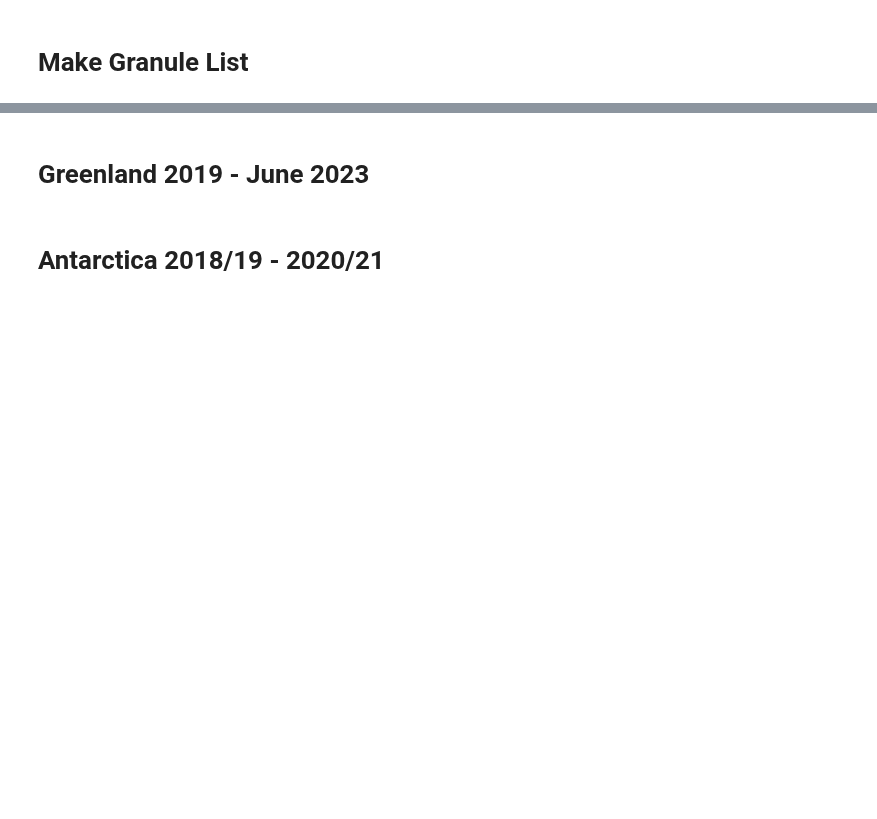
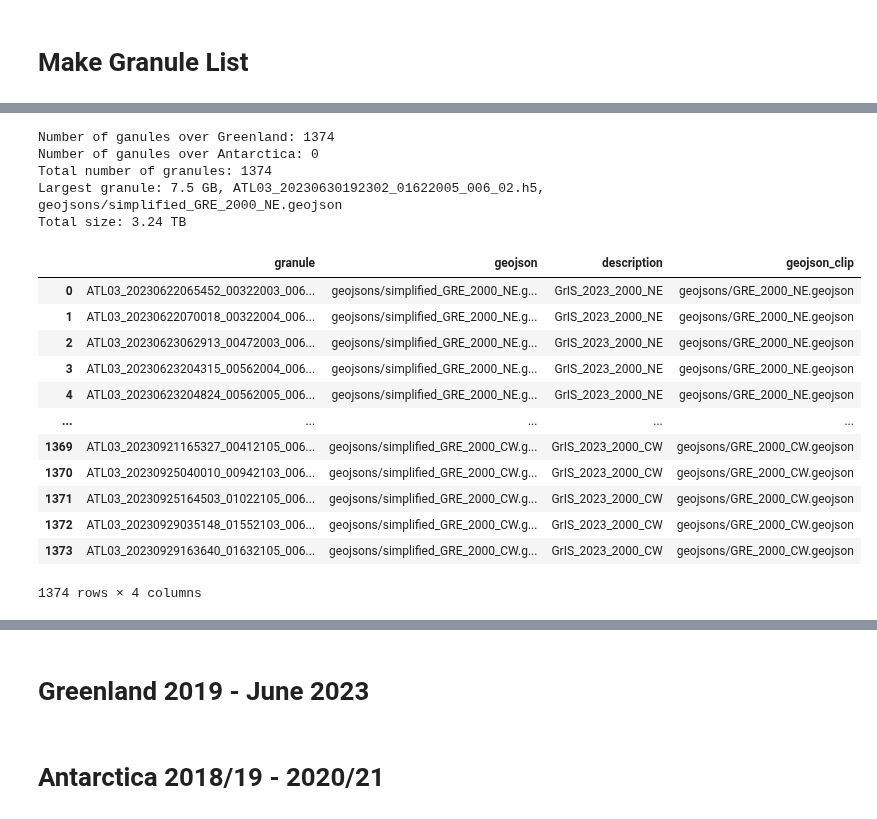
Before and after one commit to fliphilipp/GlacierLakeDetectionICESat2, a Jupyter notebook: make_granule_list.ipynb, the cells around one changed output, grey strips where cells are left out. Cells and saved outputs as stored; diff of their text form; code cells hidden in the pictures; blank space fills up the shorter version.

```diff
--- a/make_granule_list.ipynb
+++ b/make_granule_list.ipynb
@@ -42,0 +200,52 @@ Found 1 ATL03 version 006 granules over test_ross.geojson between 2022-01-04 and
+# %%
+filename_out = 'granule_lists/GRE_2000_May2023_Sep2023_newdata.csv'
+
+df_new = filter_release(df_all)
+ids_run_already = list(df_already_run.granule_region_id)
+df_new['select'] = df_new.apply(lambda x: x.granule_region_id not in ids_run_already, axis=1)
+df_new = df_new[df_new.select].reset_index(drop=True)
+df_new.iloc[:,:5]
+df_new.iloc[:,:5].to_csv(filename_out.replace('.csv', '_size.csv'), header=False, index=False)
+
+print('Number of ganules over Greenland:', np.sum(df_new.apply(lambda x: 'GrIS' in x.loc['description'], axis=1)))
+print('Number of ganules over Antarctica:', np.sum(df_new.apply(lambda x: 'AIS' in x.loc['description'], axis=1)))
+print('Total number of granules:', len(df_new))
+maxrow = df_new.loc[np.argmax(df_new.size_mb),:]
+print('Largest granule: %.1f GB, %s, %s' % (maxrow.size_mb/1000, maxrow.granule, maxrow.geojson))
+print('Total size: %.2f TB' % (np.sum(df_new.size_mb)/1e6))
+
+df_new_nosize = df_new.iloc[:,:4].copy()
+df_new_nosize.to_csv(filename_out, header=False, index=False)
+
+filename_all = 'granule_lists/alldata_2018-2023.csv'
+df_everything = pd.concat((df_new, df_already_run)).drop_duplicates(ignore_index=True, subset=['granule_region_id']).sort_values(by='granule').reset_index(drop=True)
+print('Number of ganules over Greenland:', np.sum(df_everything.apply(lambda x: 'GrIS' in x.loc['description'], axis=1)))
+print('Number of ganules over Antarctica:', np.sum(df_everything.apply(lambda x: 'AIS' in x.loc['description'], axis=1)))
+print('Total number of granules:', len(df_everything))
+maxrow = df_everything.loc[np.argmax(df_everything.size_mb),:]
+print('Largest granule: %.1f GB, %s, %s' % (maxrow.size_mb/1000, maxrow.granule, maxrow.geojson))
+print('Total size: %.2f TB' % (np.sum(df_everything.size_mb)/1e6))
+
+df_everything.iloc[:,:5].to_csv(filename_all.replace('.csv', '_size.csv'), header=False, index=False)
+df_everything_nosize = df_everything.iloc[:,:4].copy()
+df_everything_nosize.to_csv(filename_all, header=False, index=False)
+df_everything_nosize
+# %% [output]
+Number of ganules over Greenland: 1374
+Number of ganules over Antarctica: 0
+Total number of granules: 1374
+Largest granule: 7.5 GB, ATL03_20230630192302_01622005_006_02.h5, geojsons/simplified_GRE_2000_NE.geojson
+Total size: 3.24 TB
+|  | granule | geojson | description | geojson_clip |
+| 0 | ATL03_20230622065452_00322003_006... | geojsons/simplified_GRE_2000_NE.g... | GrIS_2023_2000_NE | geojsons/GRE_2000_NE.geojson |
+| 1 | ATL03_20230622070018_00322004_006... | geojsons/simplified_GRE_2000_NE.g... | GrIS_2023_2000_NE | geojsons/GRE_2000_NE.geojson |
+| 2 | ATL03_20230623062913_00472003_006... | geojsons/simplified_GRE_2000_NE.g... | GrIS_2023_2000_NE | geojsons/GRE_2000_NE.geojson |
+| 3 | ATL03_20230623204315_00562004_006... | geojsons/simplified_GRE_2000_NE.g... | GrIS_2023_2000_NE | geojsons/GRE_2000_NE.geojson |
+| 4 | ATL03_20230623204824_00562005_006... | geojsons/simplified_GRE_2000_NE.g... | GrIS_2023_2000_NE | geojsons/GRE_2000_NE.geojson |
+| ... | ... | ... | ... | ... |
+| 1369 | ATL03_20230921165327_00412105_006... | geojsons/simplified_GRE_2000_CW.g... | GrIS_2023_2000_CW | geojsons/GRE_2000_CW.geojson |
+| 1370 | ATL03_20230925040010_00942103_006... | geojsons/simplified_GRE_2000_CW.g... | GrIS_2023_2000_CW | geojsons/GRE_2000_CW.geojson |
+| 1371 | ATL03_20230925164503_01022105_006... | geojsons/simplified_GRE_2000_CW.g... | GrIS_2023_2000_CW | geojsons/GRE_2000_CW.geojson |
+| 1372 | ATL03_20230929035148_01552103_006... | geojsons/simplified_GRE_2000_CW.g... | GrIS_2023_2000_CW | geojsons/GRE_2000_CW.geojson |
+| 1373 | ATL03_20230929163640_01632105_006... | geojsons/simplified_GRE_2000_CW.g... | GrIS_2023_2000_CW | geojsons/GRE_2000_CW.geojson |
+1374 rows × 4 columns
```
Also changed, not shown: parts of 20 cells of this notebook, 20 other files.
